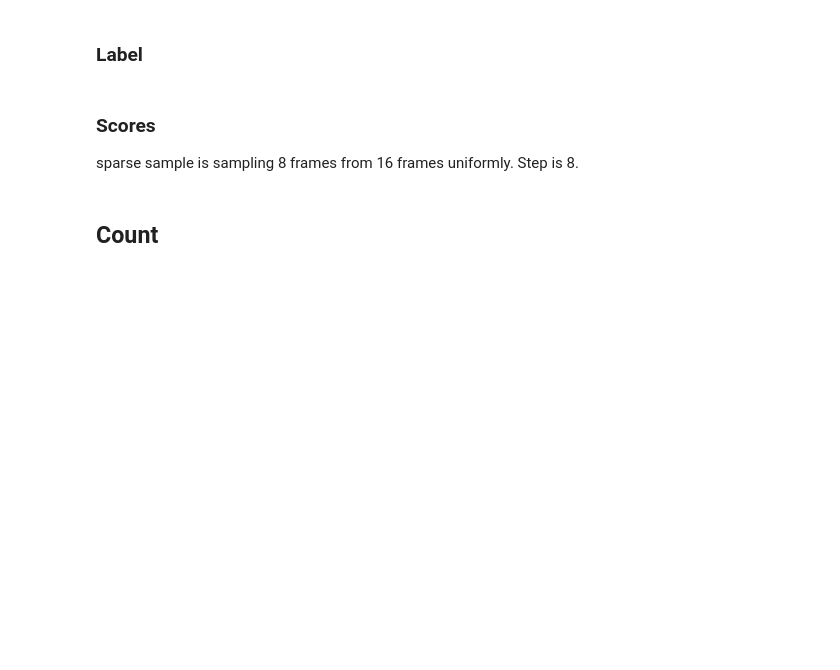
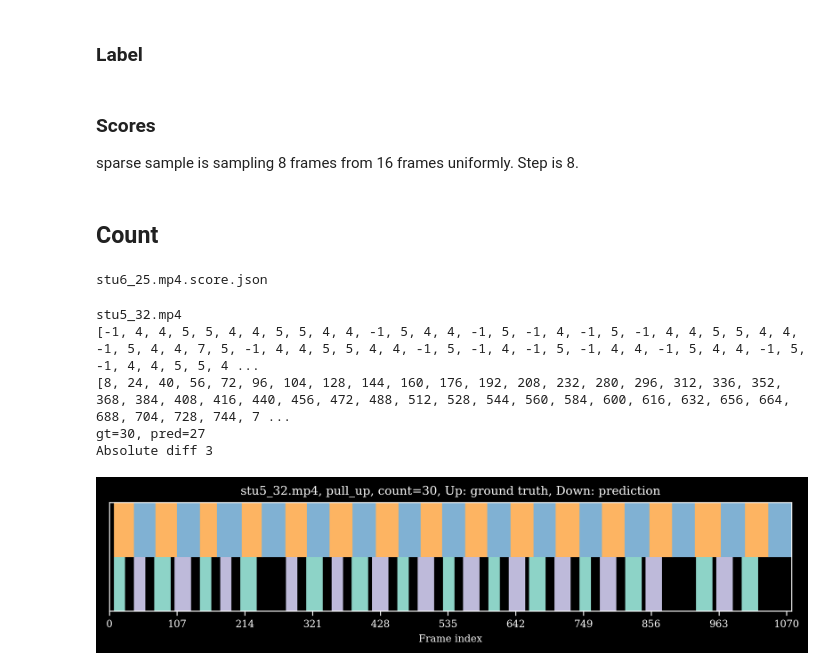
Before and after one commit to iucario/WorkoutDetector, a Jupyter notebook: notebooks/rep_analysis.ipynb, the cells around one changed output. Saved outputs shown, nothing was run; the diff lists cells and outputs as text; code cells hidden in the pictures; blank space fills up the shorter version.

```diff
--- a/notebooks/rep_analysis.ipynb
+++ b/notebooks/rep_analysis.ipynb
@@ -129,35 +131,50 @@ from workoutdetector.utils.inference_count import pred_to_count
 from workoutdetector.utils import plot_all, plot_per_action, plot_pred
 # %%
-video_save_dir = '../out/tsm_lightning_sparse_sample'
+video_save_dir = '../out/tsm_lightning_sparse_sample/'
 video_json = os.listdir(video_save_dir)
 print(video_json[0])
 valtest = helper.get_rep_data(['val', 'test'], action=['all']).values()
 video_iter = iter(valtest)
+# %% [output]
+stu6_25.mp4.score.json
 # %%
 x = next(video_iter)
 json_path = x.video_name + '.score.json'
 j = json.load(open(osj(video_save_dir, json_path)))
 print(j['video_name'])
 gt = np.array(j['ground_truth'])
 score = j['scores']
 threshold = 0.5
 # print(score.values())
 pred = []
 
 for v in score.values():
     softmax_score = F.softmax(torch.Tensor(list(v.values())), dim=0)
     max_idx = torch.argmax(softmax_score)
     class_id, sc = max_idx.item(), softmax_score[max_idx].item()
     if sc >= threshold:
         pred.append(int(class_id))
     else:
         pred.append(-1)
 print(pred)
 result = pred_to_count(pred, step=8)
 print(result[1])
 print(f'gt={len(gt)//2}, pred={result[0]}')
-print('Absolute diff', abs(result[0] - len(gt)//2))
+print('Absolute diff', abs(result[0] - len(gt) // 2))
 
 plot_pred(result[1], gt, j['total_frames'], info=j, step=8)
 plot_all(gt, info=j, softmax=True)
 plot_per_action(info=j, softmax=True)
+
+write_to_video(video_path=os.path.join('/home/user/data/RepCount/videos', x.split, x.video_name),
+               output_path=f'../out/{x.video_name}',
+               reps=result[1],
+               states=pred,
+               step=8)
+# %% [output]
+stu5_32.mp4
+[-1, 4, 4, 5, 5, 4, 4, 5, 5, 4, 4, -1, 5, 4, 4, -1, 5, -1, 4, -1, 5, -1, 4, 4, 5, 5, 4, 4, -1, 5, 4, 4, 7, 5, -1, 4, 4, 5, 5, 4, 4, -1, 5, -1, 4, -1, 5, -1, 4, 4, -1, 5, 4, 4, -1, 5, -1, 4, 4, 5, 5, 4 ...
+[8, 24, 40, 56, 72, 96, 104, 128, 144, 160, 176, 192, 208, 232, 280, 296, 312, 336, 352, 368, 384, 408, 416, 440, 456, 472, 488, 512, 528, 544, 560, 584, 600, 616, 632, 656, 664, 688, 704, 728, 744, 7 ...
+gt=30, pred=27
+Absolute diff 3
+[figure, added]
```
Also changed, not shown: parts of 3 cells of this notebook, 1 other file.
